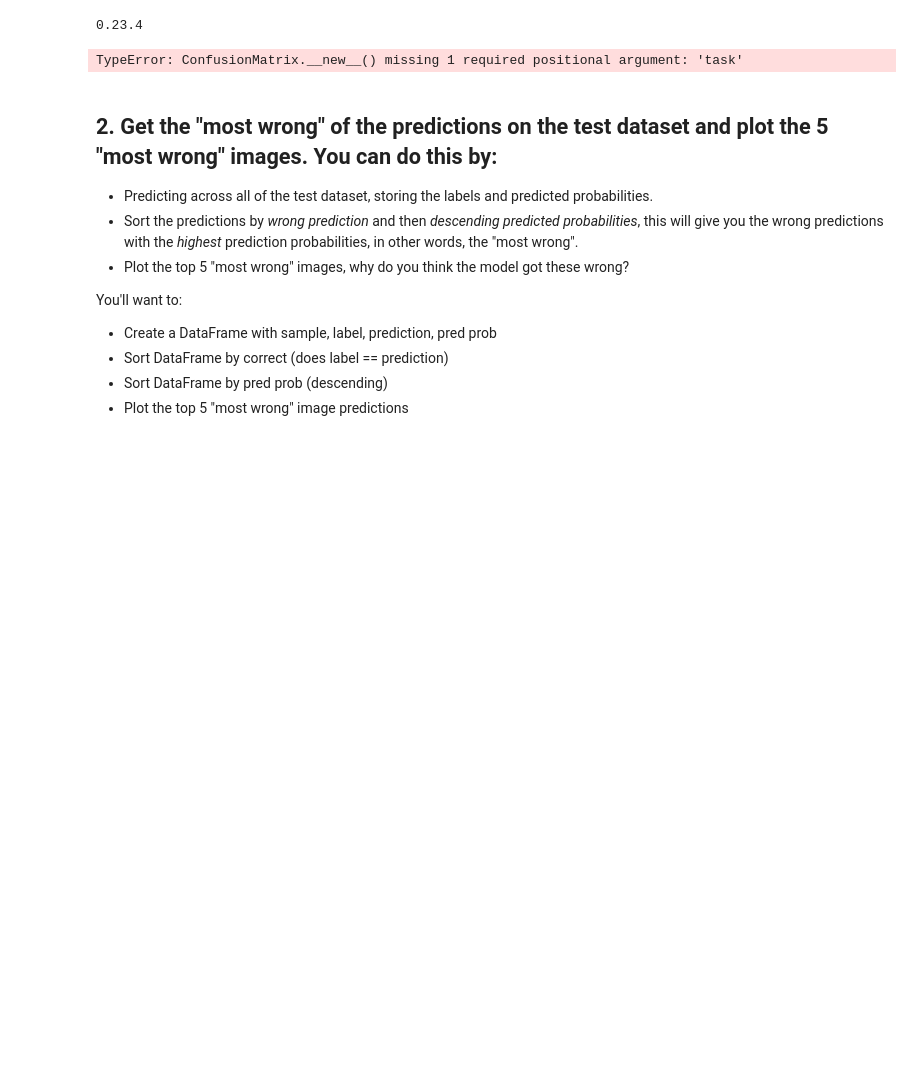
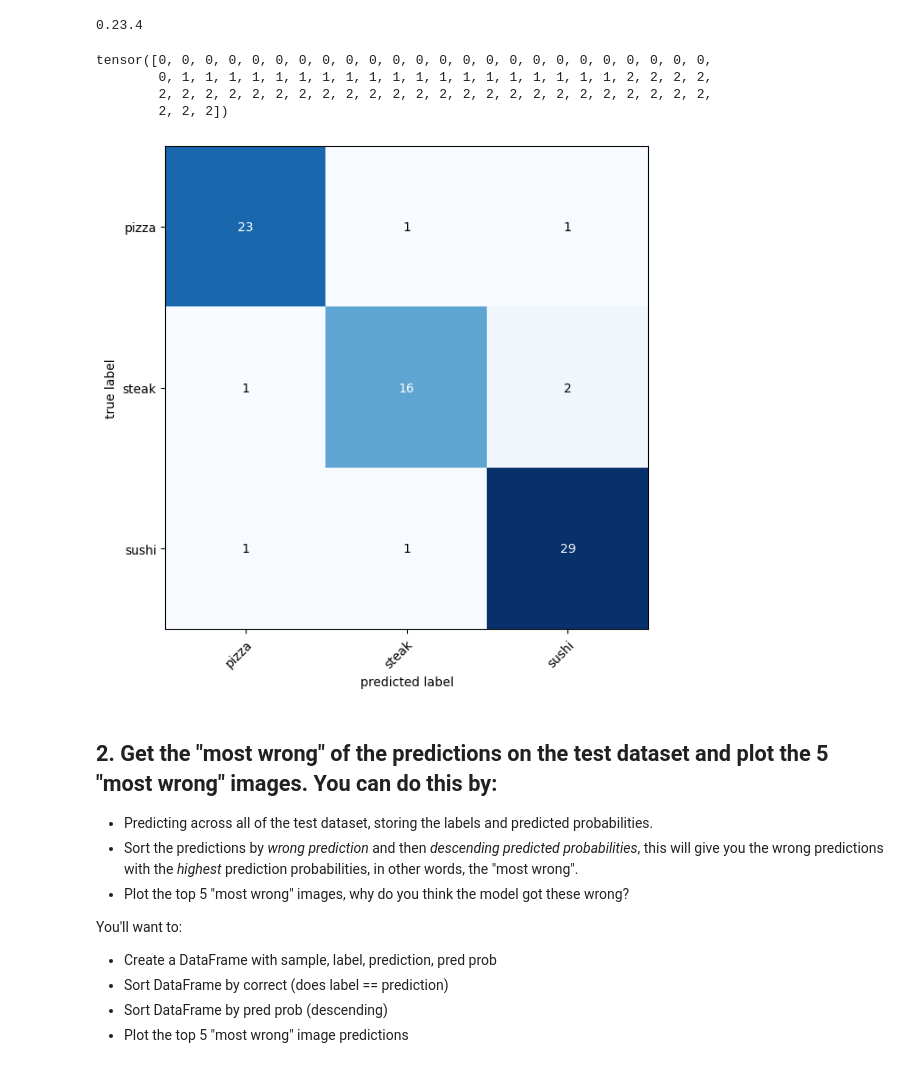
Before and after one commit to uzi-belfayez/pytorch_tutos, a Jupyter notebook: 06_pytorch_transfer_learning_exercises.ipynb, the cells around one changed output. Saved outputs shown, nothing was run; the diff lists cells and outputs as text; code cells hidden in the pictures; blank space fills up the shorter version.

```diff
--- a/06_pytorch_transfer_learning_exercises.ipynb
+++ b/06_pytorch_transfer_learning_exercises.ipynb
@@ -249,28 +249,32 @@ print(mlxtend.__version__)
 assert int(mlxtend.__version__.split(".")[1]) >= 19 # should be version 0.19.0 or higher
 # %% [output]
 0.23.4
+# %%
+# Get the truth labels for test dataset
+test_truth = torch.cat([y for X, y in test_dataloader])
+test_truth
+# %% [output]
+tensor([0, 0, 0, 0, 0, 0, 0, 0, 0, 0, 0, 0, 0, 0, 0, 0, 0, 0, 0, 0, 0, 0, 0, 0,
+        0, 1, 1, 1, 1, 1, 1, 1, 1, 1, 1, 1, 1, 1, 1, 1, 1, 1, 1, 1, 2, 2, 2, 2,
+        2, 2, 2, 2, 2, 2, 2, 2, 2, 2, 2, 2, 2, 2, 2, 2, 2, 2, 2, 2, 2, 2, 2, 2,
+        2, 2, 2])
 # %%
-# TODO
-
-# Get the truth labels for test dataset
-test_truth = torch.cat([y for X, y in test_dataloader])
-
 from torchmetrics import ConfusionMatrix
 from mlxtend.plotting import plot_confusion_matrix
 
 # Setup confusion matrix instance
-confmat = ConfusionMatrix(num_classes=len(class_names))
+confmat = ConfusionMatrix(task="multiclass", num_classes=len(class_names))
 confmat_tensor = confmat(preds=test_preds,
                          target=test_truth)
 
 # Plot the confusion matrix
 fig, ax = plot_confusion_matrix(
     conf_mat=confmat_tensor.numpy(), # matplotlib likes working with NumPy
     class_names=class_names,
     figsize=(10, 7)
 )
 # %% [output]
-TypeError: ConfusionMatrix.__new__() missing 1 required positional argument: 'task'
+[figure, added]
 # %% [markdown]
 ## 2. Get the "most wrong" of the predictions on the test dataset and plot the 5 "most wrong" images. You can do this by:
 * Predicting across all of the test dataset, storing the labels and predicted probabilities.
```
Also changed, not shown: parts of 29 cells of this notebook.
